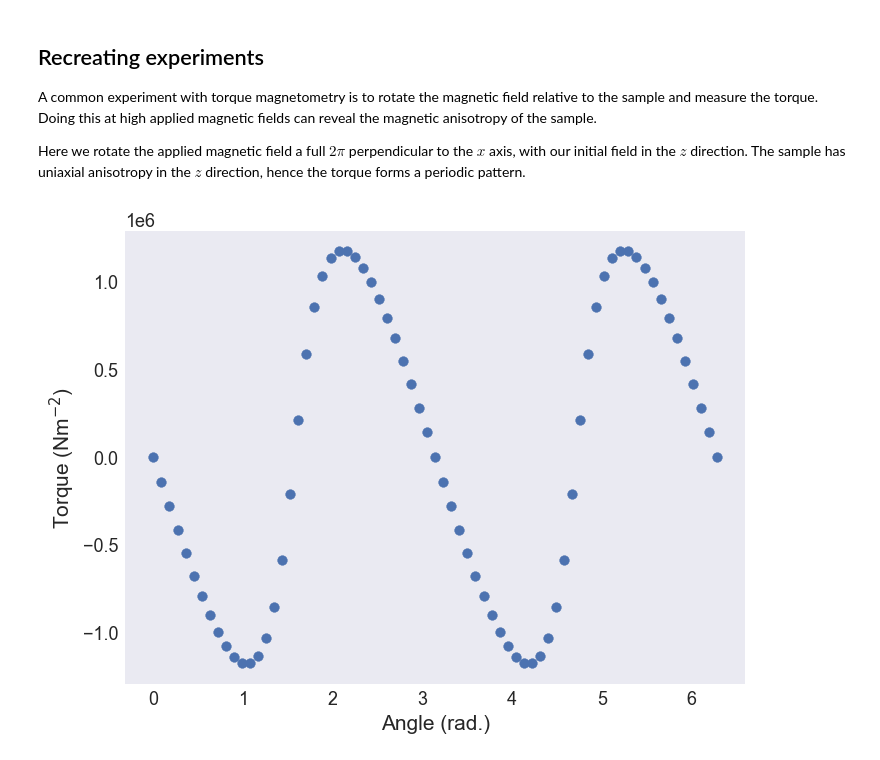
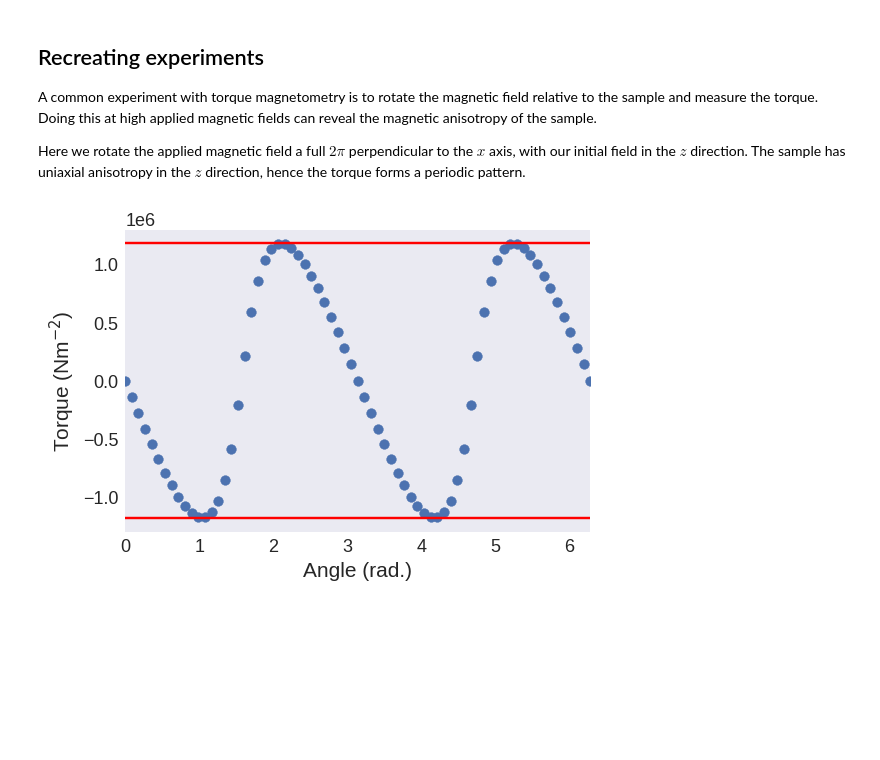
Before and after one commit to ubermag/mag2exp, a Jupyter notebook: docs/Torque_magnetometry.ipynb, the cells around one changed output. Drawn from its saved outputs; the diff is of its cells as text; code cells hidden in the pictures; blank space fills up the shorter version.

Commit message:
Change notebooks and plotting

```diff
--- a/docs/Torque_magnetometry.ipynb
+++ b/docs/Torque_magnetometry.ipynb
@@ -98,7 +97,6 @@ A common experiment with torque magnetometry is to rotate the magnetic field rel
 
 Here we rotate the applied magnetic field a full $2\pi$ perpendicular to the $x$ axis, with our initial field in the $z$ direction. The sample has uniaxial anisotropy in the $z$ direction, hence the torque forms a periodic pattern.
 # %%
-%%capture
 angles = np.linspace(0, 2 * np.pi, 71)
 
 torque_val_x = np.full_like(angles, np.nan)
@@ -106,16 +104,20 @@ torque_val_y = np.full_like(angles, np.nan)
 torque_val_z = np.full_like(angles, np.nan)
 for i, angle in enumerate(angles):
     system.energy.zeeman.H = (0, H_mag * np.sin(angle), H_mag * np.cos(angle))
-    md.drive(system)
+    md.drive(system, verbose=0)
     torque_val_x[i], torque_val_y[i], torque_val_z[i] = mag2exp.magnetometry.torque(
-        system
+        system.m,
+        system.energy.zeeman.H
     )
 # %%
 # NBVAL_IGNORE_OUTPUT
 fig, ax = plt.subplots(dpi=100)
+ax.hlines(system.energy.uniaxialanisotropy.K, xmin=np.min(angles), xmax=np.max(angles), color='r')
+ax.hlines(-system.energy.uniaxialanisotropy.K, xmin=np.min(angles), xmax=np.max(angles), color='r')
 ax.scatter(angles, torque_val_x)
 ax.set_xlabel("Angle (rad.)")
 ax.set_ylabel(r"Torque (Nm$^{-2}$)")
+ax.set_xlim([0, 2*np.pi])
 plt.show()
 # %% [output]
-[figure, old version]
+[figure, new version]
```
Also changed, not shown: parts of 4 cells of this notebook, 3 other files.
